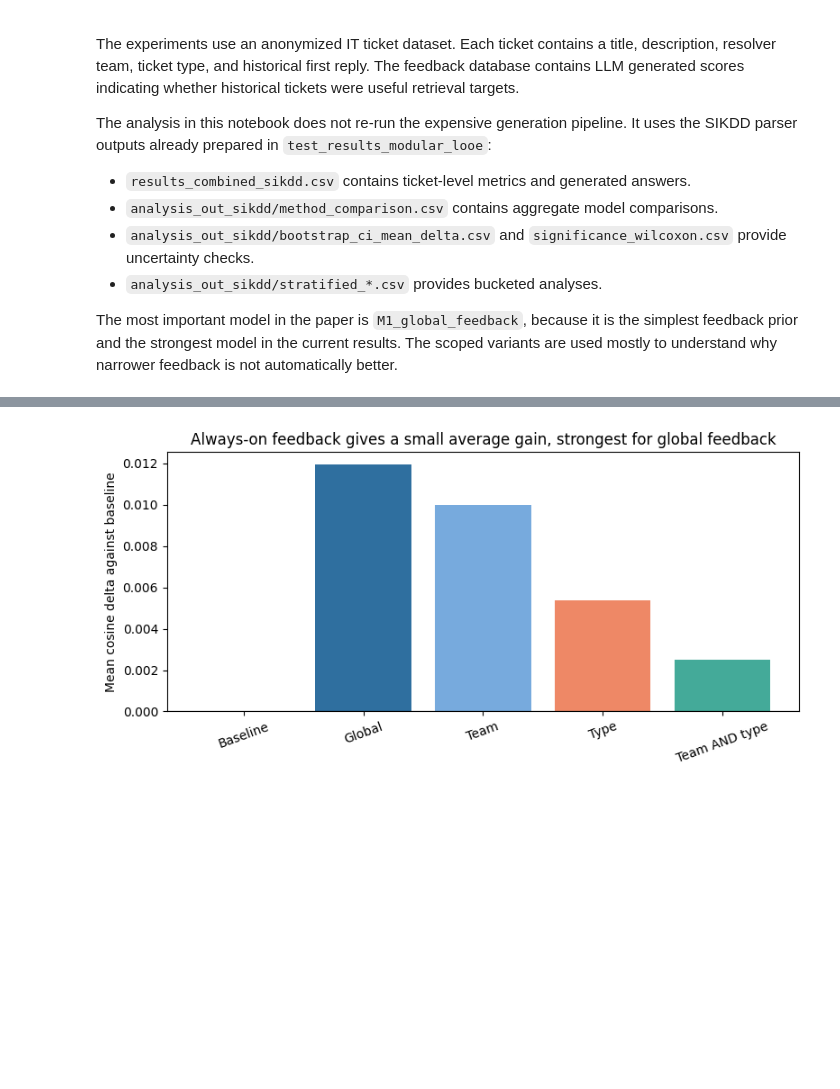
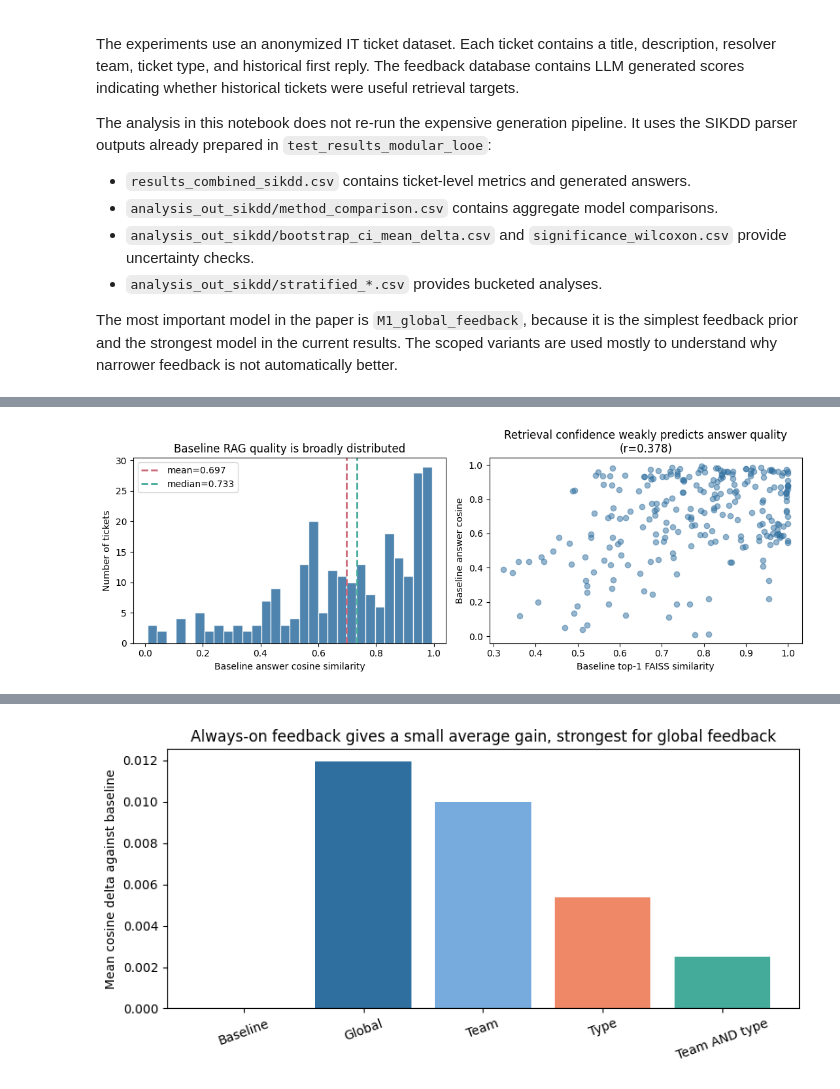
Before and after one commit to domen-jersek/SIKDD-RAG-Feedback-reinforced-learning, a Jupyter notebook: SIKDD_2026_exploratory_feedback_paper_draft.ipynb, the cells around one changed output, grey strips where cells are left out. Cells and saved outputs as stored; diff of their text form; code cells hidden in the pictures; blank space fills up the shorter version.

Commit message:
data and laplace analysis, retrievalXans_cos, retrieval bucket analysis

```diff
--- a/SIKDD_2026_exploratory_feedback_paper_draft.ipynb
+++ b/SIKDD_2026_exploratory_feedback_paper_draft.ipynb
@@ -68,0 +101,23 @@ combined.shape, combined["method"].value_counts().sort_index()
+# %%
+# Baseline answer quality distribution and retrieval confidence
+fig, axes = plt.subplots(1, 2, figsize=(11, 4))
+
+axes[0].hist(baseline["baseline_cosine"], bins=30, color="#2f6f9f", alpha=0.85, edgecolor="white")
+mean_cos = baseline["baseline_cosine"].mean()
+median_cos = baseline["baseline_cosine"].median()
+axes[0].axvline(mean_cos, color="#cc6677", linewidth=2, linestyle="--", label=f"mean={mean_cos:.3f}")
+axes[0].axvline(median_cos, color="#44aa99", linewidth=2, linestyle="--", label=f"median={median_cos:.3f}")
+axes[0].set_xlabel("Baseline answer cosine similarity")
+axes[0].set_ylabel("Number of tickets")
+axes[0].set_title("Baseline RAG quality is broadly distributed")
+axes[0].legend()
+
+# Scatter: retrieval confidence vs answer quality
+r_val = baseline["baseline_cosine"].corr(baseline["baseline_top1_similarity"])
+axes[1].scatter(baseline["baseline_top1_similarity"], baseline["baseline_cosine"], alpha=0.5, color="#2f6f9f")
+axes[1].set_xlabel("Baseline top-1 FAISS similarity")
+axes[1].set_ylabel("Baseline answer cosine")
+axes[1].set_title(f"Retrieval confidence weakly predicts answer quality\n(r={r_val:.3f})")
+plt.tight_layout()
+# %% [output]
+[figure, added]
```
Also changed, not shown: parts of 33 cells of this notebook, 1 other file.
